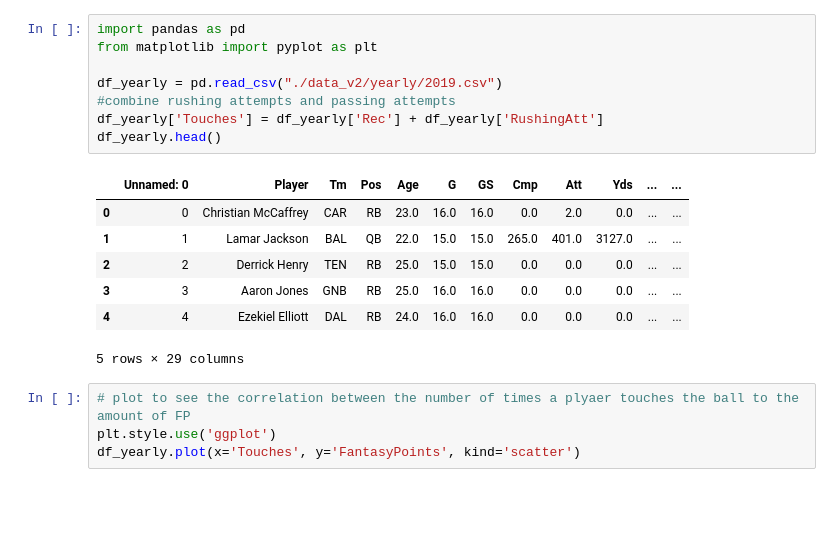
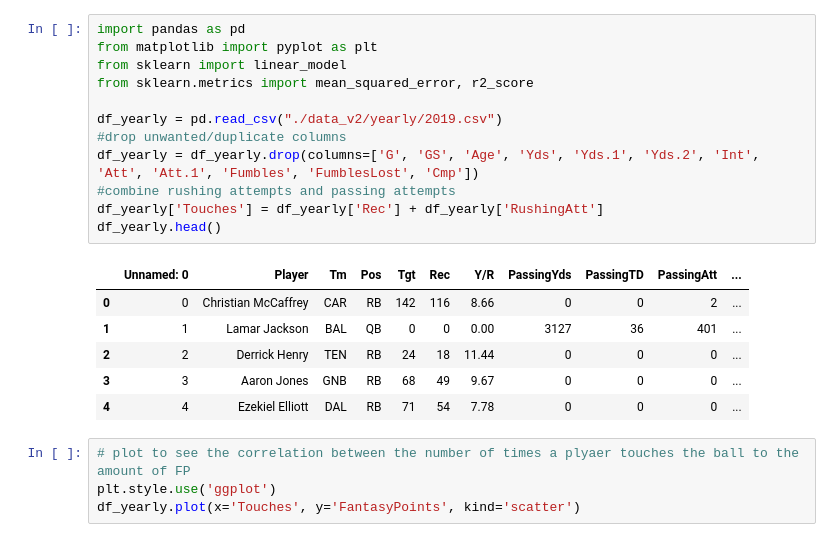
Before and after one commit to ADP51/BIDA_Final_Assignment, a Jupyter notebook: fantasy_analysis.ipynb, the cells around one changed output. Saved outputs shown, nothing was run; the diff lists cells and outputs as text; blank space fills up the shorter version.

Commit message:
Cleaned data some more and began implementing linear regression

```diff
--- a/fantasy_analysis.ipynb
+++ b/fantasy_analysis.ipynb
@@ -1,19 +1,22 @@
 # %%
 import pandas as pd
 from matplotlib import pyplot as plt
+from sklearn import linear_model
+from sklearn.metrics import mean_squared_error, r2_score
 
 df_yearly = pd.read_csv("./data_v2/yearly/2019.csv")
+#drop unwanted/duplicate columns
+df_yearly = df_yearly.drop(columns=['G', 'GS', 'Age', 'Yds', 'Yds.1', 'Yds.2', 'Int', 'Att', 'Att.1', 'Fumbles', 'FumblesLost', 'Cmp'])
 #combine rushing attempts and passing attempts
 df_yearly['Touches'] = df_yearly['Rec'] + df_yearly['RushingAtt']
 df_yearly.head()
 # %% [output]
-|  | Unnamed: 0 | Player | Tm | Pos | Age | G | GS | Cmp | Att | Yds | ... | ... |
-| 0 | 0 | Christian McCaffrey | CAR | RB | 23.0 | 16.0 | 16.0 | 0.0 | 2.0 | 0.0 | ... | ... |
-| 1 | 1 | Lamar Jackson | BAL | QB | 22.0 | 15.0 | 15.0 | 265.0 | 401.0 | 3127.0 | ... | ... |
-| 2 | 2 | Derrick Henry | TEN | RB | 25.0 | 15.0 | 15.0 | 0.0 | 0.0 | 0.0 | ... | ... |
-| 3 | 3 | Aaron Jones | GNB | RB | 25.0 | 16.0 | 16.0 | 0.0 | 0.0 | 0.0 | ... | ... |
-| 4 | 4 | Ezekiel Elliott | DAL | RB | 24.0 | 16.0 | 16.0 | 0.0 | 0.0 | 0.0 | ... | ... |
+|  | Unnamed: 0 | Player | Tm | Pos | Tgt | Rec | Y/R | PassingYds | PassingTD | PassingAtt | ... |
+| 0 | 0 | Christian McCaffrey | CAR | RB | 142 | 116 | 8.66 | 0 | 0 | 2 | ... |
+| 1 | 1 | Lamar Jackson | BAL | QB | 0 | 0 | 0.00 | 3127 | 36 | 401 | ... |
+| 2 | 2 | Derrick Henry | TEN | RB | 24 | 18 | 11.44 | 0 | 0 | 0 | ... |
+| 3 | 3 | Aaron Jones | GNB | RB | 68 | 49 | 9.67 | 0 | 0 | 0 | ... |
+| 4 | 4 | Ezekiel Elliott | DAL | RB | 71 | 54 | 7.78 | 0 | 0 | 0 | ... |
-5 rows × 29 columns
 # %%
 # plot to see the correlation between the number of times a plyaer touches the ball to the amount of FP
 plt.style.use('ggplot')
```
Also changed, not shown: parts of 12 cells of this notebook, 1 other file.
